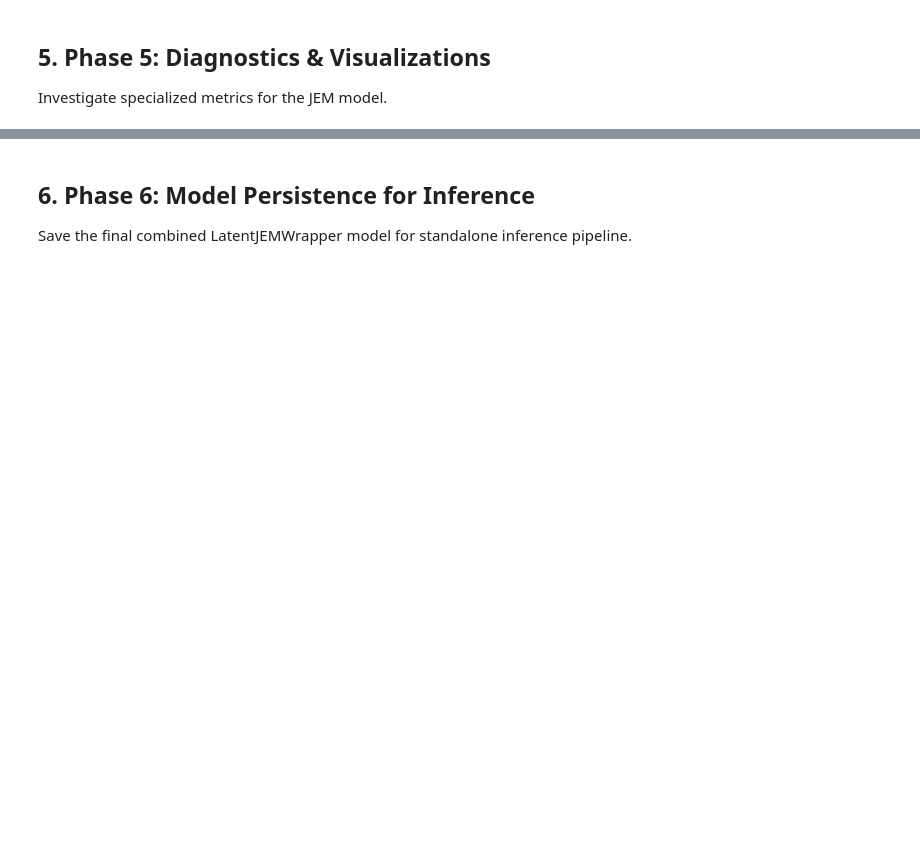
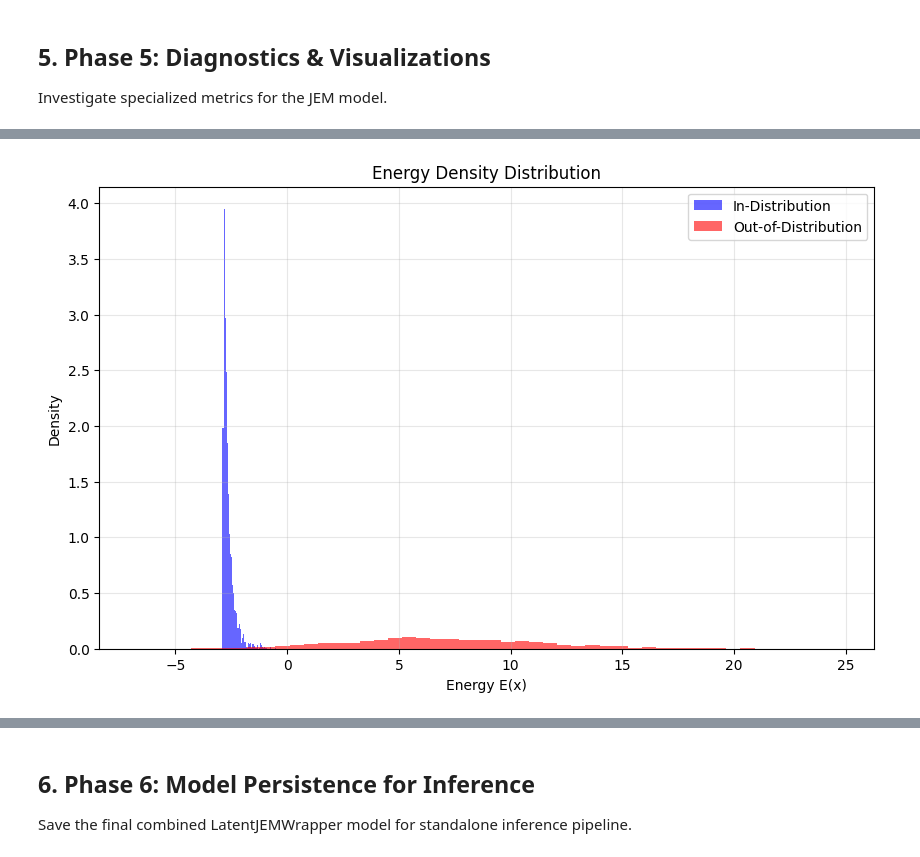
Before and after one commit to radema/jem-credit-risk, a Jupyter notebook: notebooks/JEM_Execution_Pipeline.ipynb, the cells around one changed output, grey strips where cells are left out. Saved outputs shown, nothing was run; the diff lists cells and outputs as text; code cells hidden in the pictures; blank space fills up the shorter version.

```diff
--- a/notebooks/JEM_Execution_Pipeline.ipynb
+++ b/notebooks/JEM_Execution_Pipeline.ipynb
@@ -37,18 +54,21 @@ We run the polars data pipeline to export the processed features into numbered P
 # %%
 from src.data.pipeline import run_pipeline
 from src.data.config import DataPipelineConfig
-import shutil
 
-# Clean up previous runs for pristine execution
-for d in ["data/processed/chunks", "data/processed/latent_chunks", "models/artifacts"]:
-    shutil.rmtree(d, ignore_errors=True)
+# Make sure this is the path to the ACTUAL competition parquet files on Kaggle
+# UPDATE THIS LINE
+KAGGLE_DATA = "/kaggle/input/competitions/home-credit-credit-risk-model-stability/parquet_files/train"
+
+os.makedirs(f"{KAGGLE_WORKING}/data/processed/chunks", exist_ok=True)
+os.makedirs(f"{KAGGLE_WORKING}/data/processed/latent_chunks", exist_ok=True)
+os.makedirs(f"{KAGGLE_WORKING}/models/artifacts", exist_ok=True)
 
 cfg = DataPipelineConfig(
-    data_dir="data/raw/home-credit-credit-risk-model-stability.zip",
-    sample_ratio=0.1,
-    cache_dir=".cache",
-    artifact_dir="models/artifacts",
-    chunk_size=50000,
+    data_dir=KAGGLE_DATA,
+    sample_ratio=TRAIN_SAMPLE_RATIO,
+    cache_dir=f"{KAGGLE_WORKING}/.cache",
+    artifact_dir=f"{KAGGLE_WORKING}/models/artifacts",
+    chunk_size=150000,
     chunked_export=True
 )
 
@@ -243,21 +325,23 @@ display(Image(filename="docs/assets/energy_ranges.png"))
 # %%
 # 2. Energy Density Distribution
 simulated_ood = []
 jem_model.eval()
 with torch.no_grad():
     for x_real, _, _ in val_loader:
         x_real = x_real.to(device)
         x_ood = x_real + torch.randn_like(x_real) * 10.0
         ood_energies = jem_model.compute_energy(x_ood)
         simulated_ood.append(ood_energies.cpu().numpy())
 
 sim_ood_np = np.concatenate(simulated_ood)
 JEMDiagnostics.plot_energy_density(
     history["val_energies"],
     e_out_dist=sim_ood_np,
-    save_path="docs/assets/energy_density.png"
+    save_path=f"{KAGGLE_WORKING}/docs/assets/energy_density.png"
 )
-display(Image(filename="docs/assets/energy_density.png"))
+display(Image(filename=f"{KAGGLE_WORKING}/docs/assets/energy_density.png"))
+# %% [output]
+[figure, added]
 # %%
 # 3. Combined Loss + Stability
 import matplotlib.pyplot as plt
```
Also changed, not shown: parts of 13 cells of this notebook.
